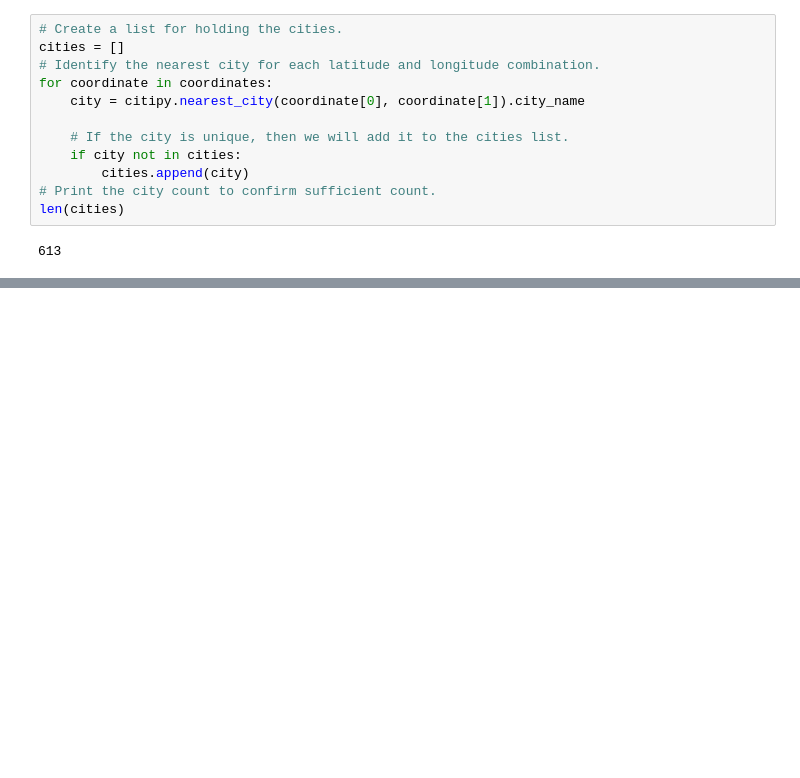
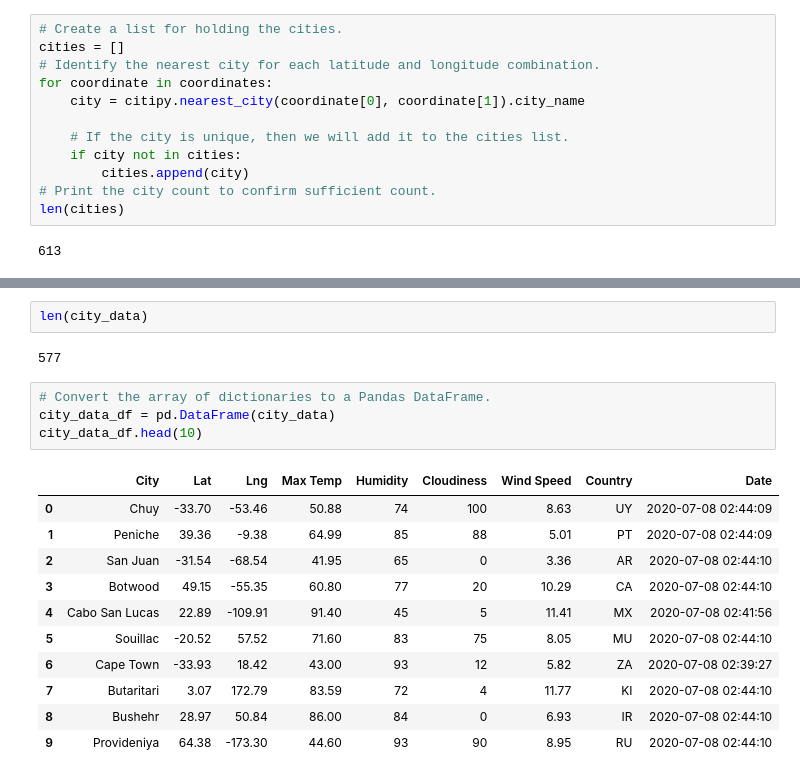
Before and after one commit to critter110/World_Weather_Analysis, a Jupyter notebook: WeatherPy.ipynb, the cells around one changed output, grey strips where cells are left out. Drawn from its saved outputs; the diff is of its cells as text; blank space fills up the shorter version.

```diff
--- a/WeatherPy.ipynb
+++ b/WeatherPy.ipynb
@@ -33,0 +124,20 @@ len(cities)
+# %%
+len(city_data)
+# %% [output]
+577
+# %%
+# Convert the array of dictionaries to a Pandas DataFrame.
+city_data_df = pd.DataFrame(city_data)
+city_data_df.head(10)
+# %% [output]
+|  | City | Lat | Lng | Max Temp | Humidity | Cloudiness | Wind Speed | Country | Date |
+| 0 | Chuy | -33.70 | -53.46 | 50.88 | 74 | 100 | 8.63 | UY | 2020-07-08 02:44:09 |
+| 1 | Peniche | 39.36 | -9.38 | 64.99 | 85 | 88 | 5.01 | PT | 2020-07-08 02:44:09 |
+| 2 | San Juan | -31.54 | -68.54 | 41.95 | 65 | 0 | 3.36 | AR | 2020-07-08 02:44:10 |
+| 3 | Botwood | 49.15 | -55.35 | 60.80 | 77 | 20 | 10.29 | CA | 2020-07-08 02:44:10 |
+| 4 | Cabo San Lucas | 22.89 | -109.91 | 91.40 | 45 | 5 | 11.41 | MX | 2020-07-08 02:41:56 |
+| 5 | Souillac | -20.52 | 57.52 | 71.60 | 83 | 75 | 8.05 | MU | 2020-07-08 02:44:10 |
+| 6 | Cape Town | -33.93 | 18.42 | 43.00 | 93 | 12 | 5.82 | ZA | 2020-07-08 02:39:27 |
+| 7 | Butaritari | 3.07 | 172.79 | 83.59 | 72 | 4 | 11.77 | KI | 2020-07-08 02:44:10 |
+| 8 | Bushehr | 28.97 | 50.84 | 86.00 | 84 | 0 | 6.93 | IR | 2020-07-08 02:44:10 |
+| 9 | Provideniya | 64.38 | -173.30 | 44.60 | 93 | 90 | 8.95 | RU | 2020-07-08 02:44:10 |
```
Also changed, not shown: parts of 6 cells of this notebook, 4 other files.
